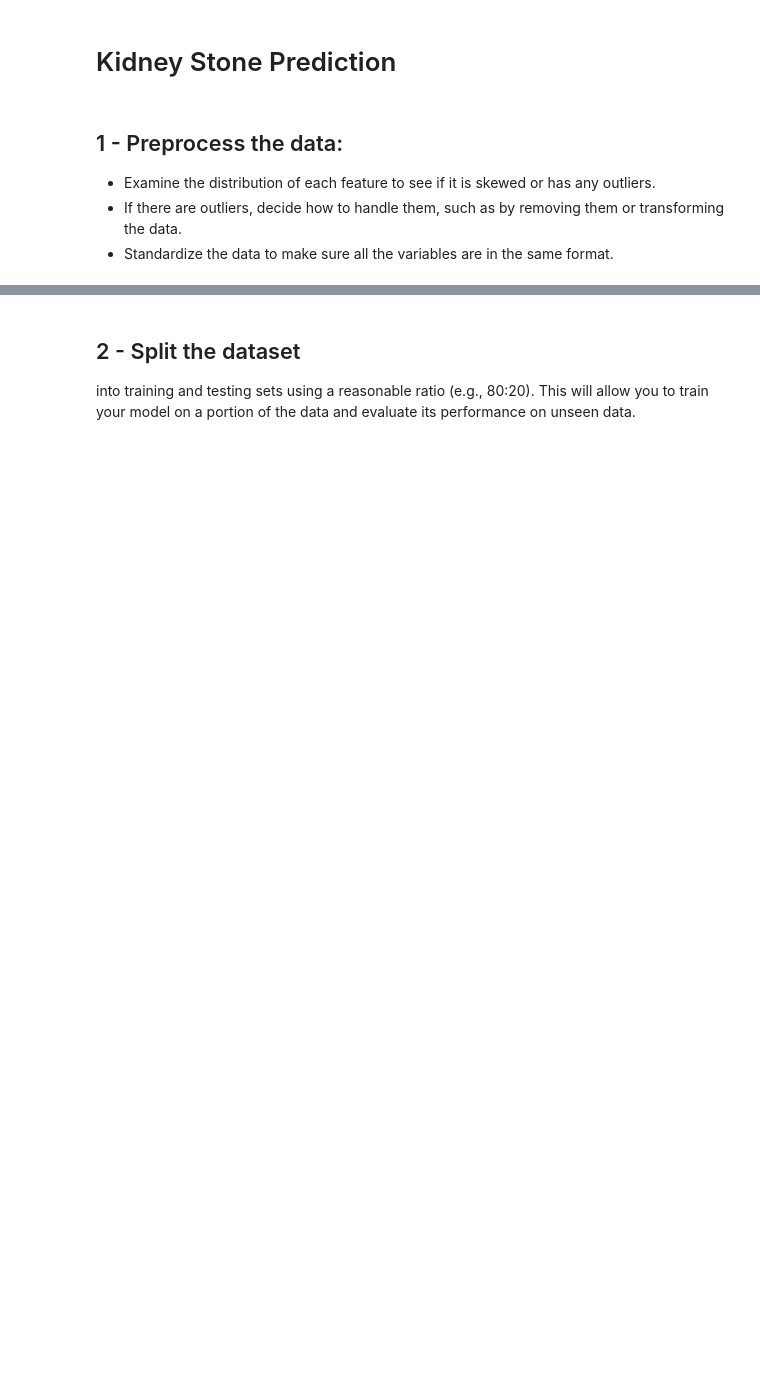
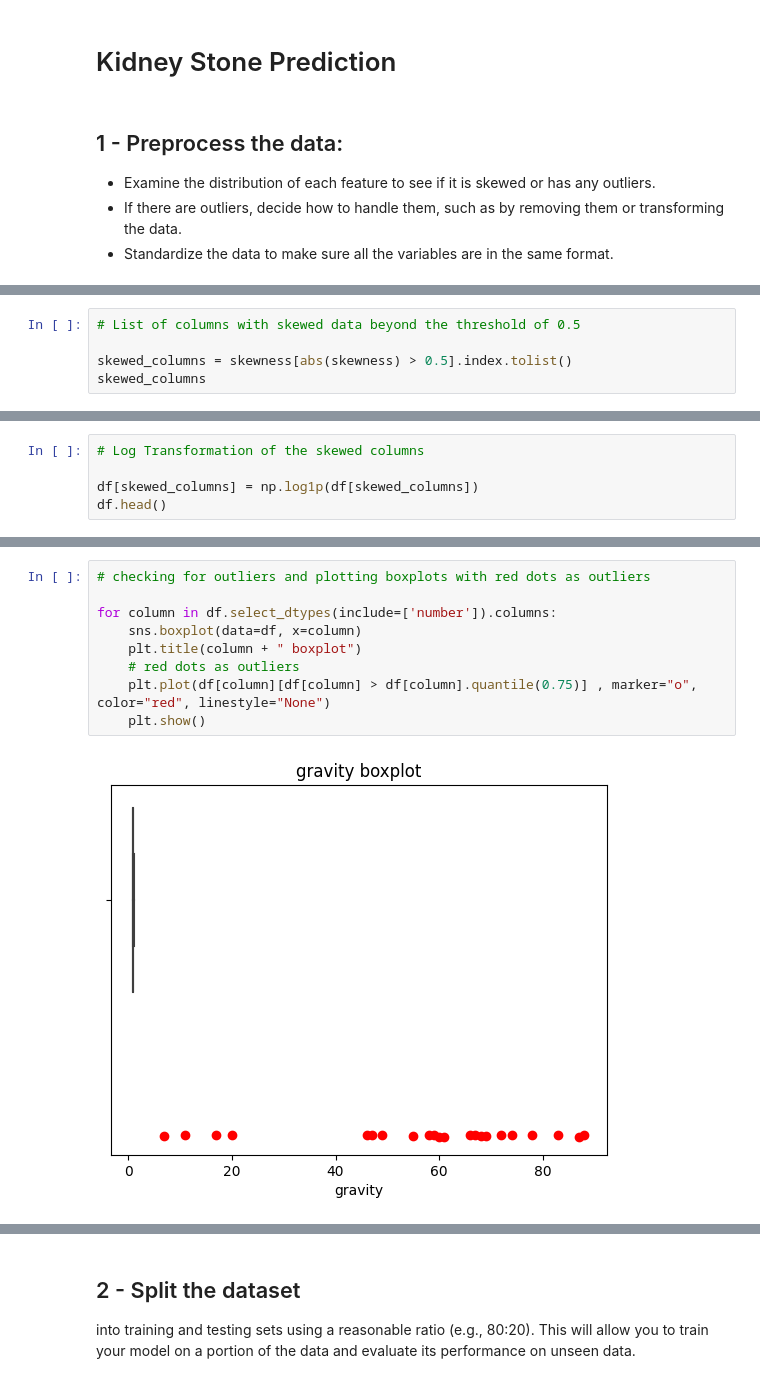
Before and after one commit to j33l/Kidney-Stone-Prediction, a Jupyter notebook: kidneyStonePrediction.ipynb, the cells around one changed output, grey strips where cells are left out. Cells and saved outputs as stored; diff of their text form; blank space fills up the shorter version.

```diff
--- a/kidneyStonePrediction.ipynb
+++ b/kidneyStonePrediction.ipynb
@@ -22,0 +82,5 @@ df = pd.read_csv('kidney_disease.csv')
+# %%
+# List of columns with skewed data beyond the threshold of 0.5
+
+skewed_columns = skewness[abs(skewness) > 0.5].index.tolist()
+skewed_columns
@@ -22,0 +89,5 @@ df = pd.read_csv('kidney_disease.csv')
+# %%
+# Log Transformation of the skewed columns
+
+df[skewed_columns] = np.log1p(df[skewed_columns])
+df.head()
@@ -22,0 +114,11 @@ df = pd.read_csv('kidney_disease.csv')
+# %%
+# checking for outliers and plotting boxplots with red dots as outliers
+
+for column in df.select_dtypes(include=['number']).columns:
+    sns.boxplot(data=df, x=column)
+    plt.title(column + " boxplot")
+    # red dots as outliers
+    plt.plot(df[column][df[column] > df[column].quantile(0.75)] , marker="o", color="red", linestyle="None")
+    plt.show()
+# %% [output]
+[figure, added]
```
Also changed, not shown: parts of 18 cells of this notebook.
